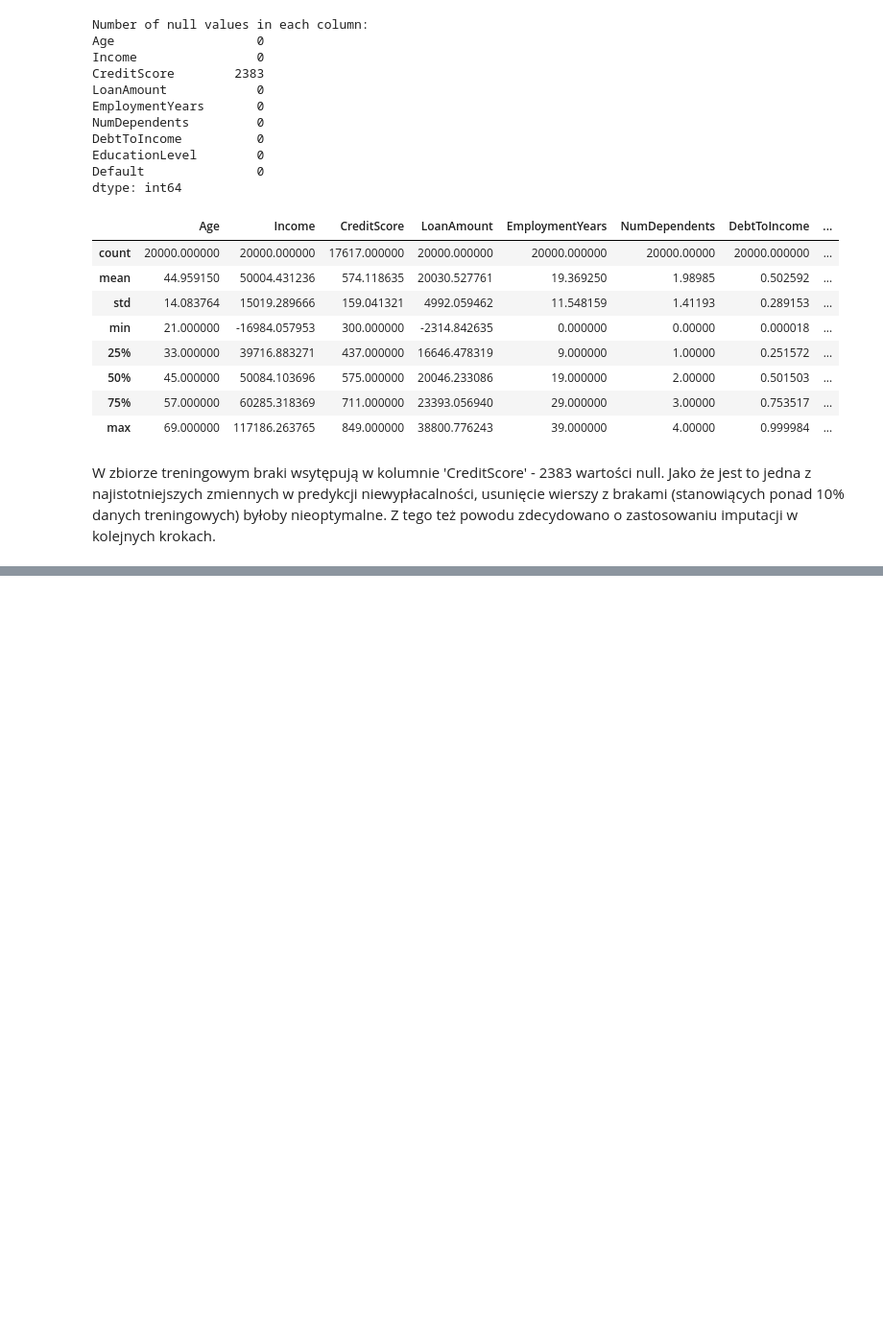
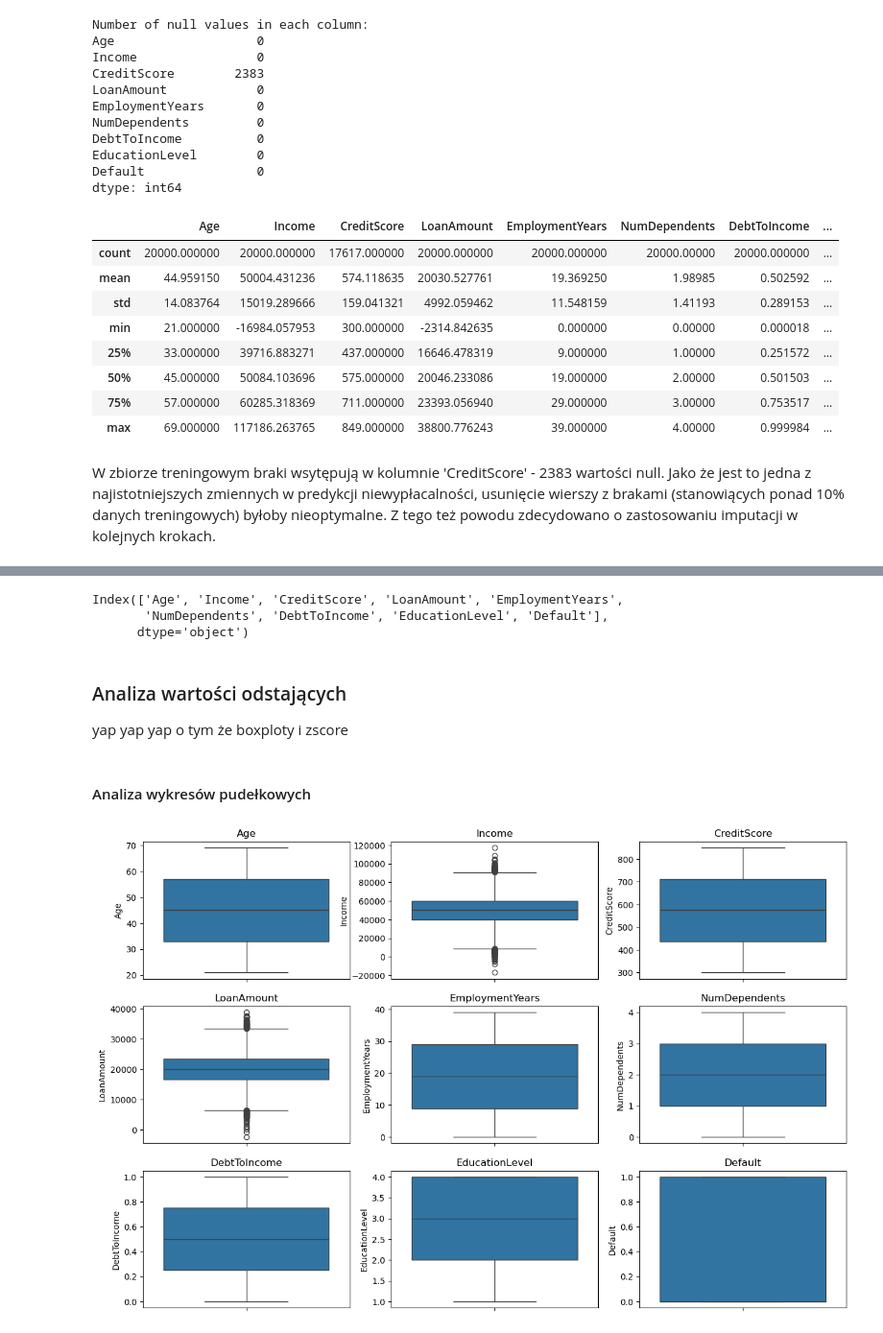
Before and after one commit to malgorzatakukielka/default, a Jupyter notebook: analiza.ipynb, the cells around one changed output, grey strips where cells are left out. Shown at 96% size. Cells and saved outputs as stored; diff of their text form; code cells hidden in the pictures; blank space fills up the shorter version.

Commit message:
analiza pt2

```diff
--- a/analiza.ipynb
+++ b/analiza.ipynb
@@ -86,0 +68,21 @@ cont_features = ['Age', 'Income', 'CreditScore', 'LoanAmount', 'EmploymentYears'
+# %%
+num_cols = train_df.select_dtypes(exclude=['object']).columns
+num_cols
+# %% [output]
+Index(['Age', 'Income', 'CreditScore', 'LoanAmount', 'EmploymentYears',
+       'NumDependents', 'DebtToIncome', 'EducationLevel', 'Default'],
+      dtype='object')
+# %% [markdown]
+### Analiza wartości odstających
+yap yap yap o tym że boxploty i zscore
+# %% [markdown]
+#### Analiza wykresów pudełkowych
+# %%
+fig = plt.figure(figsize=(15, 10))
+for i, col in enumerate(num_cols):
+    ax = fig.add_subplot(3, 3, i + 1)
+    ax.set_title(col)
+    sns.boxplot(data=train_df[col], ax=ax)
+plt.show()
+# %% [output]
+[figure, added]
```
Also changed, not shown: parts of 8 cells of this notebook.
